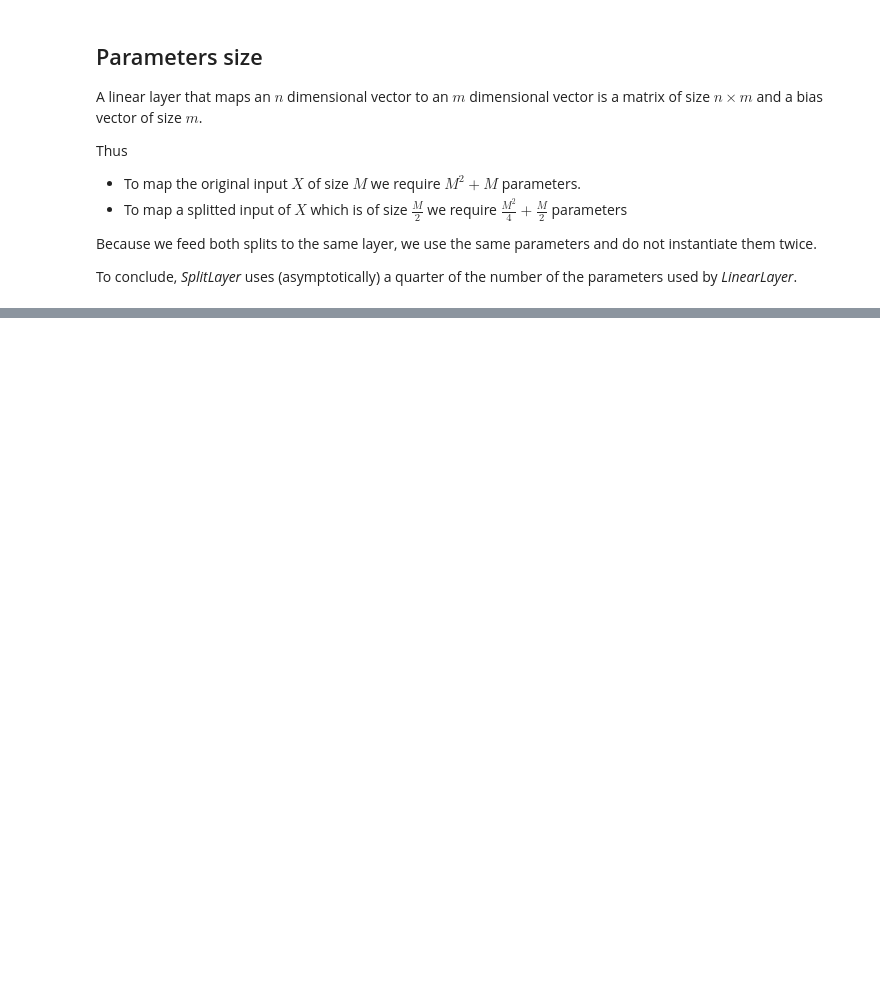
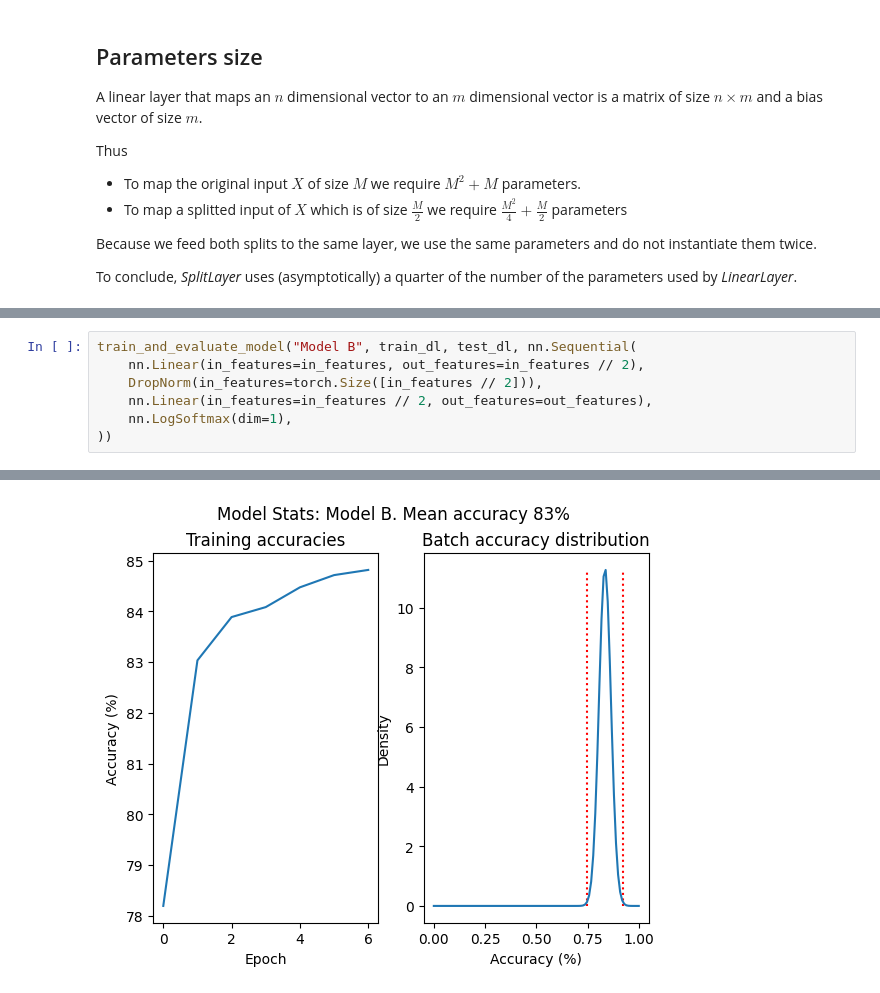
Before and after one commit to tglanz/bsc, a Jupyter notebook: 2024b-22961/mmn14/mmn14.ipynb, the cells around one changed output, grey strips where cells are left out. Drawn from its saved outputs; the diff is of its cells as text; blank space fills up the shorter version.

```diff
--- a/2024b-22961/mmn14/mmn14.ipynb
+++ b/2024b-22961/mmn14/mmn14.ipynb
@@ -225,0 +602,8 @@ $$
+# %%
+train_and_evaluate_model("Model B", train_dl, test_dl, nn.Sequential(
+    nn.Linear(in_features=in_features, out_features=in_features // 2),
+    DropNorm(in_features=torch.Size([in_features // 2])),
+    nn.Linear(in_features=in_features // 2, out_features=out_features),
+    nn.LogSoftmax(dim=1),
+))
+# %% [output]
@@ -225,0 +619 @@ $$
+[figure, added]
```
Also changed, not shown: parts of 12 cells of this notebook, 2 other files.
